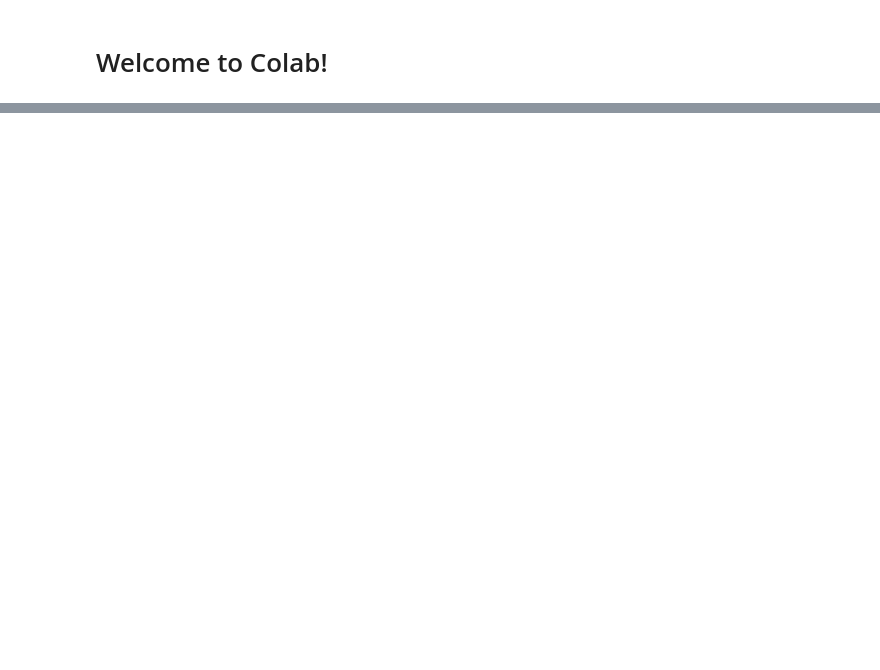
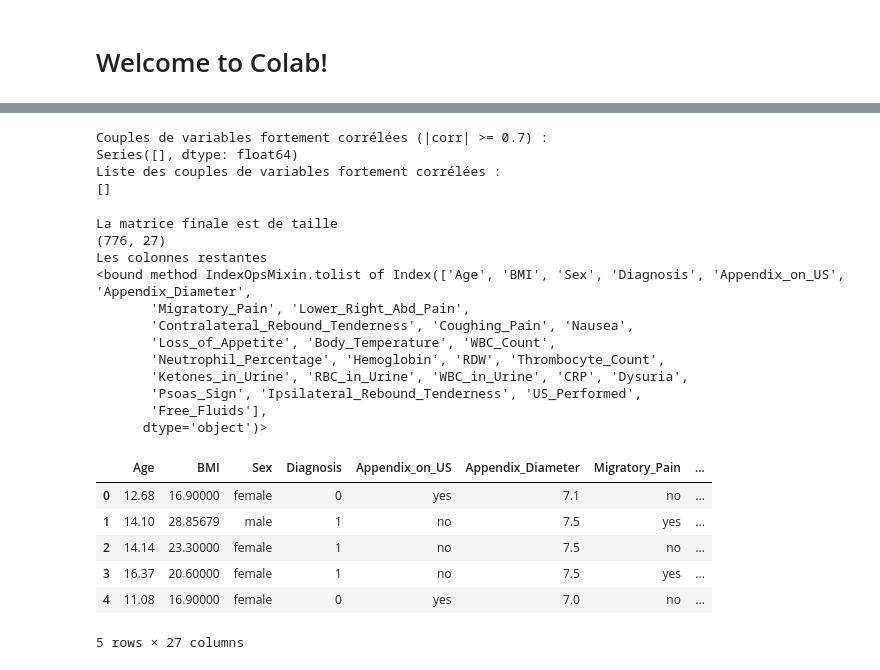
Before and after one commit to clyelizer/CodingWeek30-2026, a Jupyter notebook: notebooks/eda.ipynb, the cells around one changed output, grey strips where cells are left out. Cells and saved outputs as stored; diff of their text form; code cells hidden in the pictures; blank space fills up the shorter version.

Commit message:
update eda : correlation

```diff
--- a/notebooks/eda.ipynb
+++ b/notebooks/eda.ipynb
@@ -246,0 +124,16 @@ Nettoyage effectué avec succès.
+# %%
+# 7. Identification des features les plus corrélées à la cible
+if df['Diagnosis'].dtype == 'object':
+    df['Diagnosis'] = LabelEncoder().fit_transform(df['Diagnosis'])
+correlation_matrix = df.select_dtypes(include='number').corr()
+if target_col in correlation_matrix.columns:
+    corr_target = correlation_matrix[target_col].drop(target_col)
+    print("Corrélation avec la cible :")
+    print(corr_target.sort_values(ascending=False))
+    plt.figure(figsize=(8, 6))
+    corr_target.plot(kind='barh', color='orange')
+    plt.title("Corrélation des variables avec la cible")
+    plt.xlabel("Coefficient de corrélation")
+    plt.show()
+else:
+    print("La colonne cible n'est pas numérique ou n'existe pas dans la matrice.")
@@ -246,0 +241,50 @@ Nettoyage effectué avec succès.
+# %%
+# 11.Couples de variables fortement corrélées (|corr| >= 0.7) sur toutes les variables (numériques + catégorielles encodées)
+seuil = 0.7
+numerical_cols = df.select_dtypes(include=['number']).columns.tolist()
+categorical_cols = df.select_dtypes(include=['object', 'category', 'bool']).columns.tolist()
+df_cat = pd.get_dummies(df[categorical_cols], drop_first=True) if categorical_cols else pd.DataFrame()
+if not df_cat.empty:
+    df_total = pd.concat([df[numerical_cols], df_cat], axis=1)
+else:
+    df_total = df[numerical_cols]
+correlation_matrix_total = df_total.corr().abs()
+mask = np.triu(np.ones(correlation_matrix_total.shape), k=1).astype(bool)
+corr_pairs = correlation_matrix_total.where(mask)
+fortement_corr = corr_pairs.stack().sort_values(ascending=False)
+print("Couples de variables fortement corrélées (|corr| >= 0.7) :")
+print(fortement_corr[fortement_corr >= seuil])
+liste_couples = [(var1, var2, corr) for (var1, var2), corr in fortement_corr.items() if corr >= seuil]
+print("Liste des couples de variables fortement corrélées :")
+print(liste_couples)
+# %% [output]
+Couples de variables fortement corrélées (|corr| >= 0.7) :
+Series([], dtype: float64)
+Liste des couples de variables fortement corrélées :
+[]
+# %%
+print("La matrice finale est de taille")
+print(df.shape)
+print("Les colonnes restantes")
+print(df.columns.tolist)
+df.head(5)
+# %% [output]
+La matrice finale est de taille
+(776, 27)
+Les colonnes restantes
+<bound method IndexOpsMixin.tolist of Index(['Age', 'BMI', 'Sex', 'Diagnosis', 'Appendix_on_US', 'Appendix_Diameter',
+       'Migratory_Pain', 'Lower_Right_Abd_Pain',
+       'Contralateral_Rebound_Tenderness', 'Coughing_Pain', 'Nausea',
+       'Loss_of_Appetite', 'Body_Temperature', 'WBC_Count',
+       'Neutrophil_Percentage', 'Hemoglobin', 'RDW', 'Thrombocyte_Count',
+       'Ketones_in_Urine', 'RBC_in_Urine', 'WBC_in_Urine', 'CRP', 'Dysuria',
+       'Psoas_Sign', 'Ipsilateral_Rebound_Tenderness', 'US_Performed',
+       'Free_Fluids'],
+      dtype='object')>
+|  | Age | BMI | Sex | Diagnosis | Appendix_on_US | Appendix_Diameter | Migratory_Pain | ... |
+| 0 | 12.68 | 16.90000 | female | 0 | yes | 7.1 | no | ... |
+| 1 | 14.10 | 28.85679 | male | 1 | no | 7.5 | yes | ... |
+| 2 | 14.14 | 23.30000 | female | 1 | no | 7.5 | no | ... |
+| 3 | 16.37 | 20.60000 | female | 1 | no | 7.5 | yes | ... |
+| 4 | 11.08 | 16.90000 | female | 0 | yes | 7.0 | no | ... |
+5 rows × 27 columns
```
Also changed, not shown: parts of 21 cells of this notebook, 1 other file.
